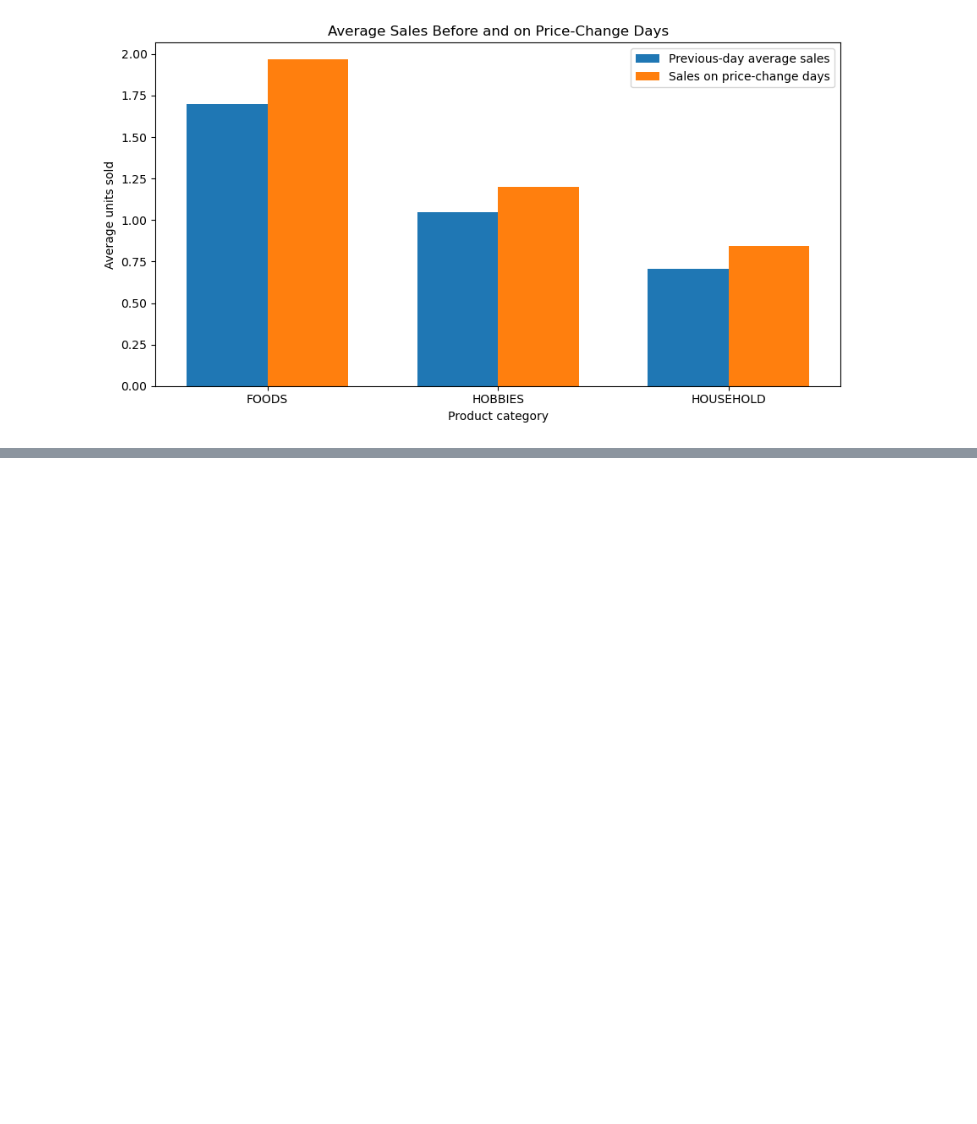
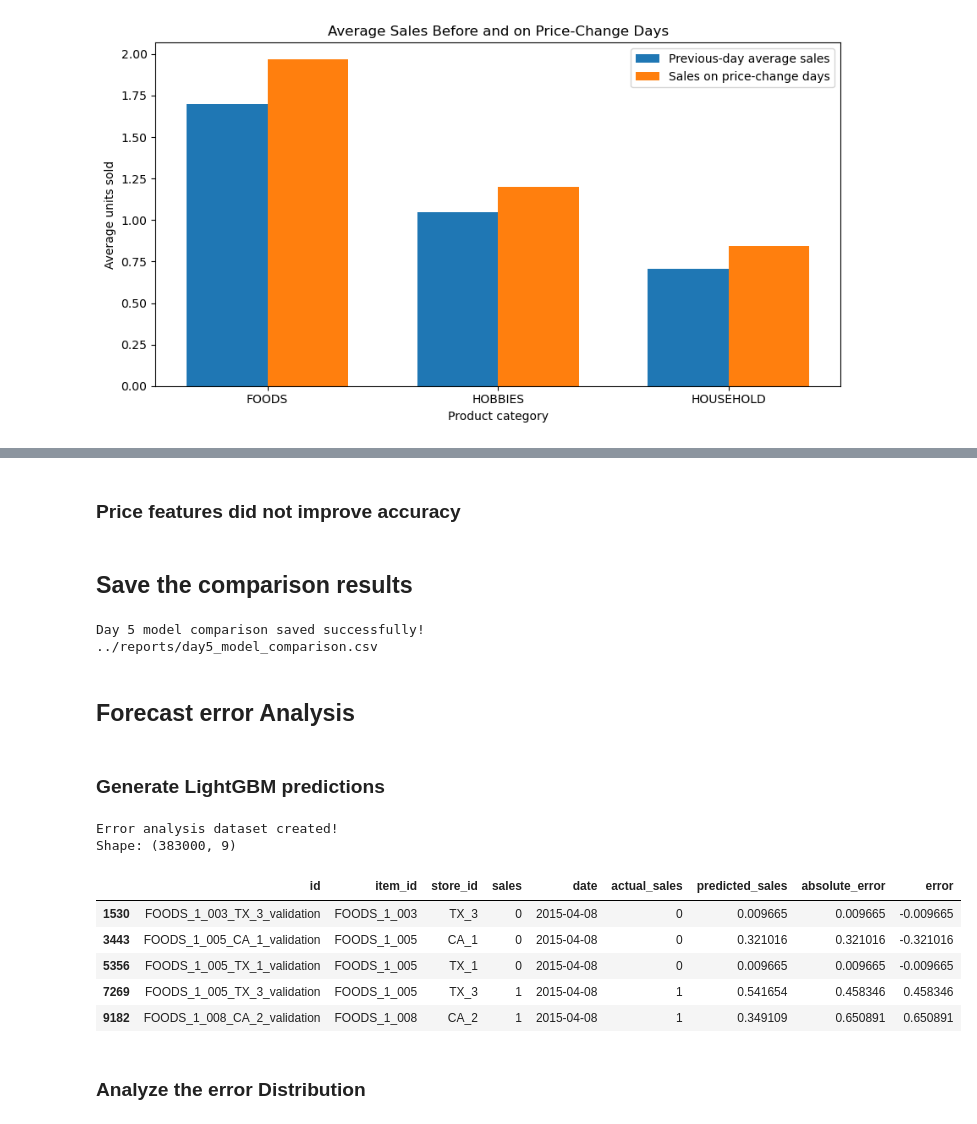
Before and after one commit to 20deepak28/demand-analysis-project, a Jupyter notebook: 04_baseline_model.ipynb, the cells around one changed output, grey strips where cells are left out. Saved outputs shown, nothing was run; the diff lists cells and outputs as text; code cells hidden in the pictures; blank space fills up the shorter version.

```diff
--- a/04_baseline_model.ipynb
+++ b/04_baseline_model.ipynb
@@ -1815,0 +2410,67 @@ plt.show()
+# %% [markdown]
+### Price features did not improve accuracy
+# %% [markdown]
+## Save the comparison results
+# %%
+import os
+import pandas as pd
+
+# Create results directory if it doesn't exist
+os.makedirs("../reports", exist_ok=True)
+
+# Save model comparison
+results_df = results_df.sort_values("WAPE (%)").reset_index(drop=True)
+
+results_df.to_csv(
+    "../reports/day5_model_comparison.csv",
+    index=False
+)
+
+print("Day 5 model comparison saved successfully!")
+print("../reports/day5_model_comparison.csv")
+# %% [output]
+Day 5 model comparison saved successfully!
+../reports/day5_model_comparison.csv
+# %% [markdown]
+## Forecast error Analysis
+# %% [markdown]
+### Generate LightGBM predictions
+# %%
+# Generate predictions using our selected LightGBM model
+
+lgb_final_predictions = np.maximum(
+    lgb_model.predict(X_test_base),
+    0
+)
+
+# Create an error analysis dataframe
+error_df = test_model[[
+    "id", "item_id", "store_id", "sales", "date"
+]].copy()
+
+error_df["actual_sales"] = y_test_base.to_numpy()
+error_df["predicted_sales"] = lgb_final_predictions
+
+error_df["absolute_error"] = np.abs(
+    error_df["actual_sales"] - error_df["predicted_sales"]
+)
+
+error_df["error"] = (
+    error_df["actual_sales"] - error_df["predicted_sales"]
+)
+
+print("Error analysis dataset created!")
+print("Shape:", error_df.shape)
+
+display(error_df.head())
+# %% [output]
+Error analysis dataset created!
+Shape: (383000, 9)
+|  | id | item_id | store_id | sales | date | actual_sales | predicted_sales | absolute_error | error |
+| 1530 | FOODS_1_003_TX_3_validation | FOODS_1_003 | TX_3 | 0 | 2015-04-08 | 0 | 0.009665 | 0.009665 | -0.009665 |
+| 3443 | FOODS_1_005_CA_1_validation | FOODS_1_005 | CA_1 | 0 | 2015-04-08 | 0 | 0.321016 | 0.321016 | -0.321016 |
+| 5356 | FOODS_1_005_TX_1_validation | FOODS_1_005 | TX_1 | 0 | 2015-04-08 | 0 | 0.009665 | 0.009665 | -0.009665 |
+| 7269 | FOODS_1_005_TX_3_validation | FOODS_1_005 | TX_3 | 1 | 2015-04-08 | 1 | 0.541654 | 0.458346 | 0.458346 |
+| 9182 | FOODS_1_008_CA_2_validation | FOODS_1_008 | CA_2 | 1 | 2015-04-08 | 1 | 0.349109 | 0.650891 | 0.650891 |
+# %% [markdown]
+### Analyze the error Distribution
```
Also changed, not shown: parts of 77 cells of this notebook, 3 other files.
